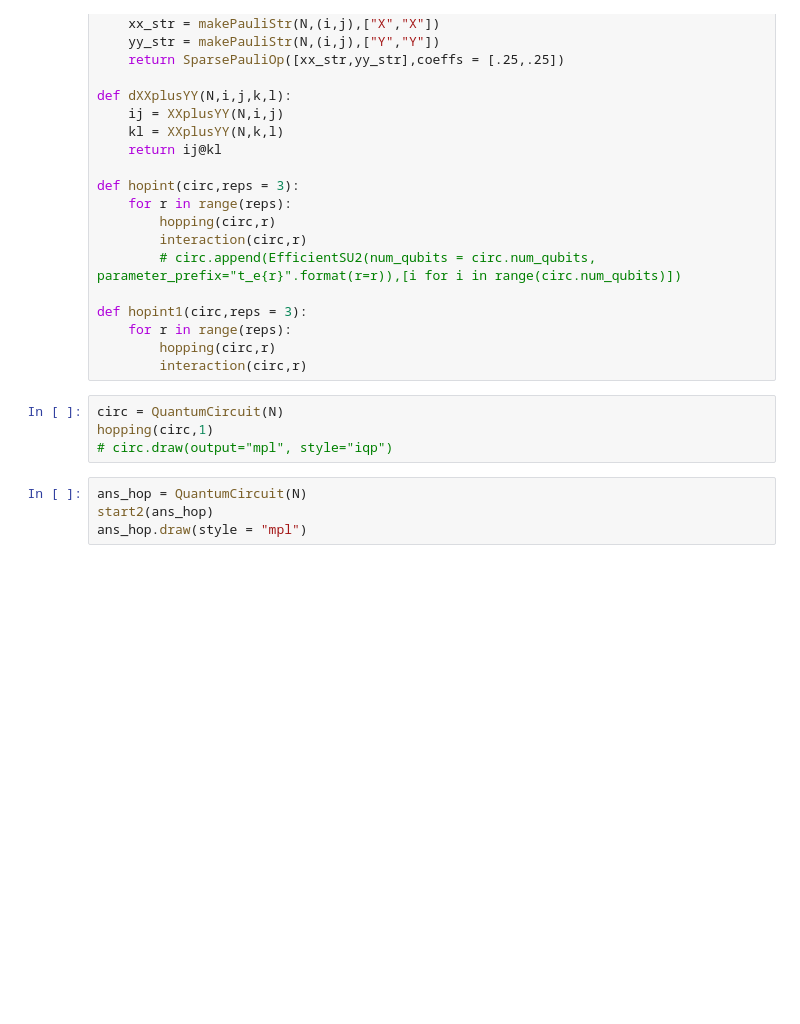
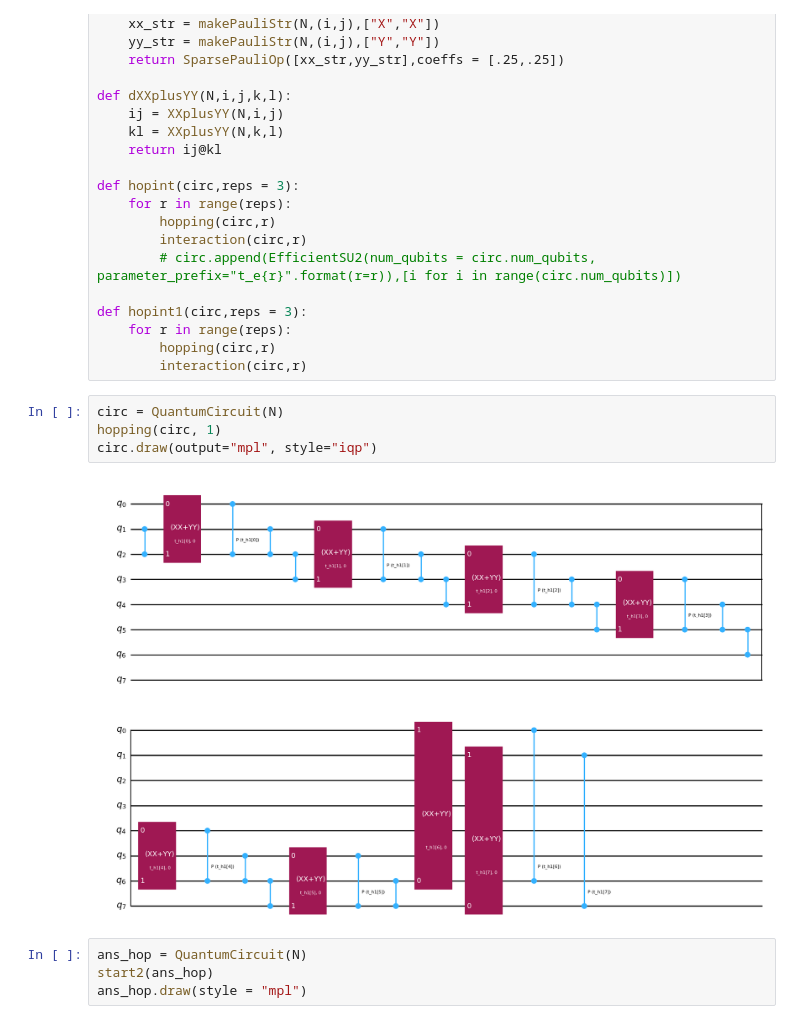
Before and after one commit to byalcin24/qagc2024, a Jupyter notebook: app/src/vqe_scratch.ipynb, the cells around one changed output. Saved outputs shown, nothing was run; the diff lists cells and outputs as text; blank space fills up the shorter version.

```diff
--- a/app/src/vqe_scratch.ipynb
+++ b/app/src/vqe_scratch.ipynb
@@ -351,8 +351,10 @@ def hopint1(circ,reps = 3):
         interaction(circ,r)
 # %%
 circ = QuantumCircuit(N)
-hopping(circ,1)
-# circ.draw(output="mpl", style="iqp")
+hopping(circ, 1)
+circ.draw(output="mpl", style="iqp")
+# %% [output]
+[figure, added]
 # %%
 ans_hop = QuantumCircuit(N)
 start2(ans_hop)
```
Also changed, not shown: parts of 8 cells of this notebook, 6 other files.
